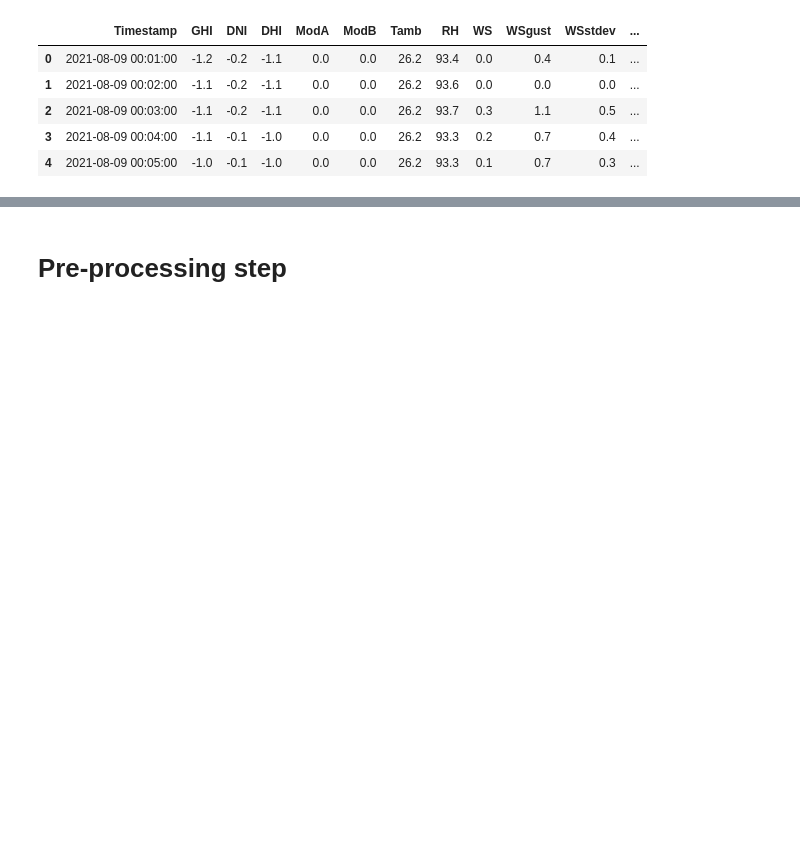
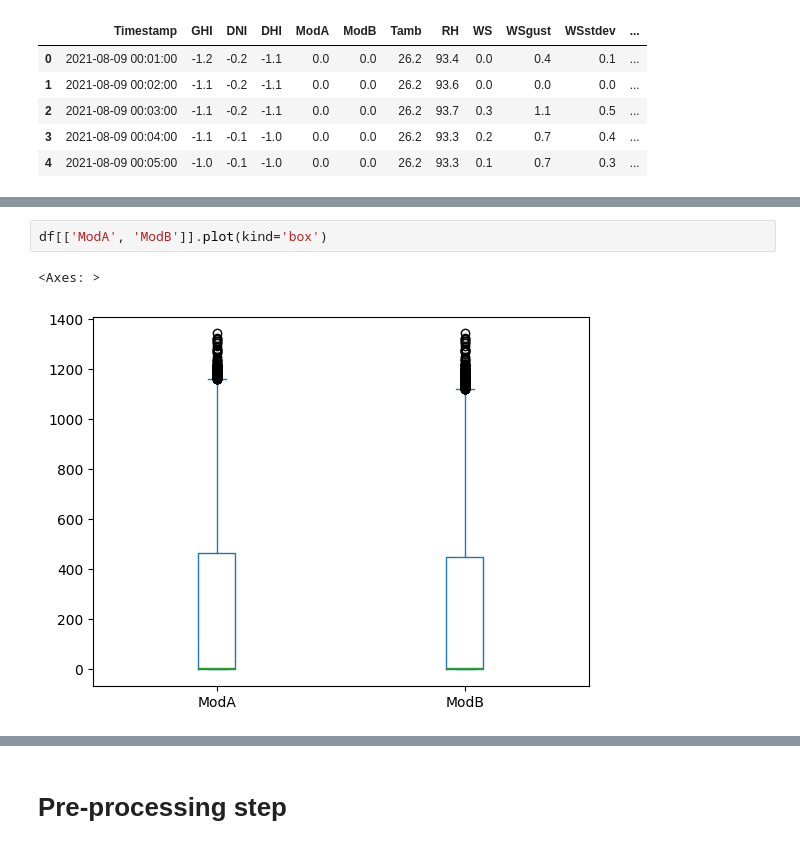
Before and after one commit to SamrawitMM/solar-radiation-data-insights, a Jupyter notebook: notebooks/eda-benin.ipynb, the cells around one changed output, grey strips where cells are left out. Cells and saved outputs as stored; diff of their text form; blank space fills up the shorter version.

```diff
--- a/notebooks/eda-benin.ipynb
+++ b/notebooks/eda-benin.ipynb
@@ -19,0 +44,5 @@ df.head()
+# %%
+df[['ModA', 'ModB']].plot(kind='box')
+# %% [output]
+<Axes: >
+[figure, added]
```
Also changed, not shown: parts of 8 cells of this notebook.
